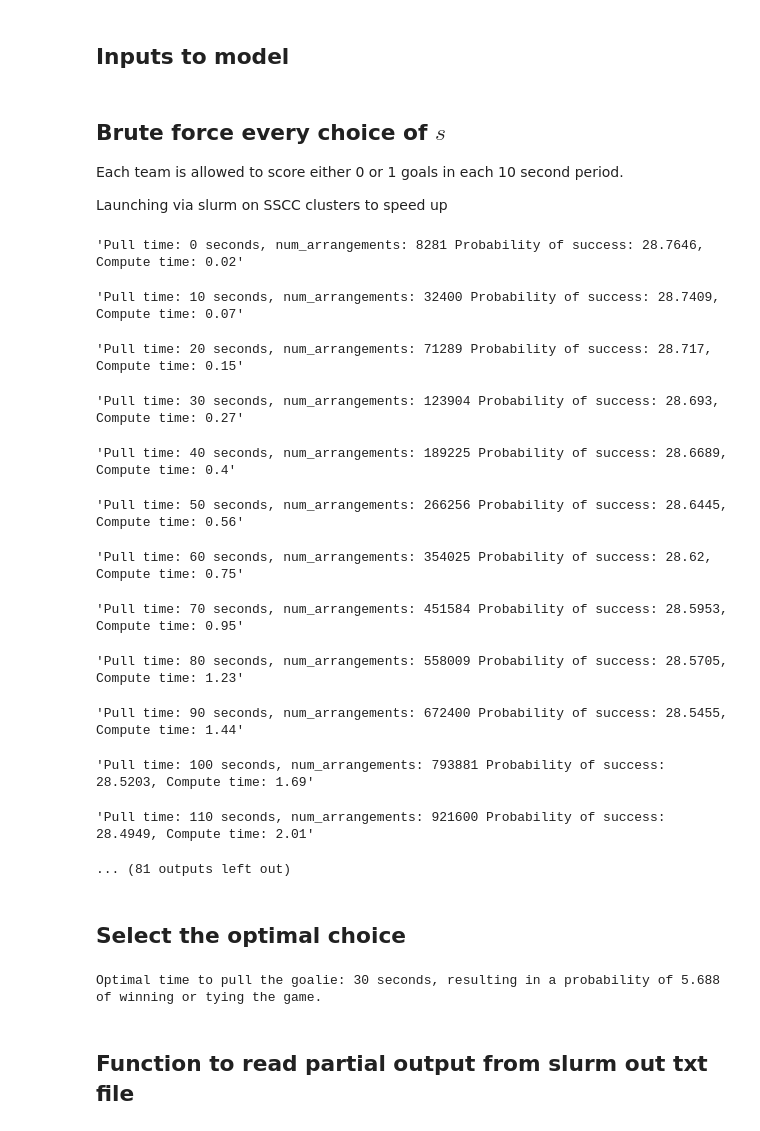
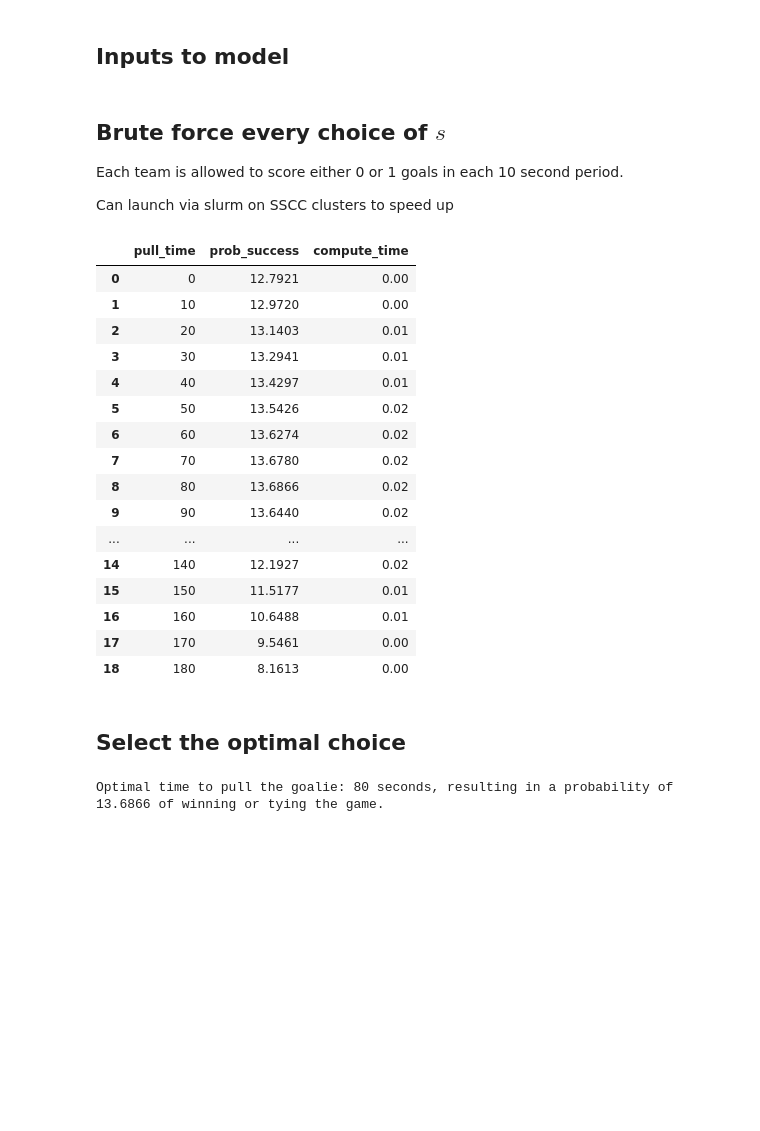
Before and after one commit to ryan-moreno/CS524-project, a Jupyter notebook: optimization/brute_force_model.ipynb, the cells around one changed output. Drawn from its saved outputs; the diff is of its cells as text; code cells hidden in the pictures; blank space fills up the shorter version.

```diff
--- a/optimization/brute_force_model.ipynb
+++ b/optimization/brute_force_model.ipynb
@@ -21,9 +20,9 @@ p_a1 = 5.18 * 10**-3
 p_b1 = p_a1
 
 # Probability of the other team scoring in a given 10 second period during 6v5 increases
-p_b2 = 7.85 * 10**-3
+p_b2 = 8.51 * 10**-2
 
 # Probability of our team scoring during 6v5 also increases, though not as much
-p_a2 = 7.22 * 10**-3 # Calculated from our data. Results in "Always pull the goalie" strategy
+p_a2 = 3.10 * 10**-2
 # %% [markdown]
 ## Inputs to model
@@ -37,9 +29,16 @@ minutes_left = 15
+# %%
+# Current score
+a_0 = 1
+b_0 = 2
+
+# Time remaining in game
+seconds_left = 3 * 60
 # %% [markdown]
 ## Brute force every choice of $s$
 
 Each team is allowed to score either 0 or 1 goals in each 10 second period.
 
-Launching via slurm on SSCC clusters to speed up
+Can launch via slurm on SSCC clusters to speed up
 # %%
 decisions_df = pd.DataFrame(columns = [
         'pull_time',
@@ -48,7 +47,7 @@ decisions_df = pd.DataFrame(columns = [
 
 results = []
 
-T = int(minutes_left * 6)  # number of 10 second periods left in the game
+T = int(seconds_left / 10)  # number of 10 second periods left in the game
 
 #  Try out each possible time to pull the goalie
 for s in range(0, T + 1):
@@ -84,48 +83,56 @@ for s in range(0, T + 1):
                     # Update the score
                     a = a_0 + g_a1 + g_a2
                     b = b_0 + g_b1 + g_b2
 
                     # Success if we win or tie
                     success = (a >= b)
 
                     prob_success = prob_success + prob * success
                     # display(f"    prob_ga1={prob_ga1}, prob_gb1={prob_gb1}, prob_ga2={prob_ga2}, prob_gb2={prob_gb2}")
                     # display(
                     #     f"  ga1={g_a1}, gb1={g_b1}, ga2={g_a2}, gb2={g_b2}, success: {success}, probability: {prob}"
                     # )
 
     prob_success = round(prob_success * 100, 4)
 
     end_time = time.time()
     elapsed_time = end_time - start_time
     elapsed_time = round(elapsed_time, 2)
 
-    display(f"Pull time: {s * 10} seconds, num_arrangements: {num_arrangements} Probability of success: {prob_success}, Compute time: {elapsed_time}")
+    # display(f"Pull time: {s * 10} seconds, num_arrangements: {num_arrangements} Probability of success: {prob_success}, Compute time: {elapsed_time}")
 
     results.append({
         "pull_time": s*10,
         "prob_success": prob_success,
         "compute_time": elapsed_time
     })
 
 decisions_df = pd.DataFrame(results)
 display(decisions_df)
 
-decisions_df.to_pickle("results/15minleft_1to2.pkl")
+if int(seconds_left % 60) == 0:
+    formatted_time_left = f"{int(seconds_left / 60)}"
+else:
+    formatted_time_left = f"{math.floor(seconds_left / 60)}:{int(seconds_left % 60):02}"
+decisions_df.to_pickle(f"results/{formatted_time_left}minleft_{a_0}to{b_0}.pkl")
 # %% [output]
-'Pull time: 0 seconds, num_arrangements: 8281 Probability of success: 28.7646, Compute time: 0.02'
-'Pull time: 10 seconds, num_arrangements: 32400 Probability of success: 28.7409, Compute time: 0.07'
-'Pull time: 20 seconds, num_arrangements: 71289 Probability of success: 28.717, Compute time: 0.15'
-'Pull time: 30 seconds, num_arrangements: 123904 Probability of success: 28.693, Compute time: 0.27'
-'Pull time: 40 seconds, num_arrangements: 189225 Probability of success: 28.6689, Compute time: 0.4'
-'Pull time: 50 seconds, num_arrangements: 266256 Probability of success: 28.6445, Compute time: 0.56'
-'Pull time: 60 seconds, num_arrangements: 354025 Probability of success: 28.62, Compute time: 0.75'
-'Pull time: 70 seconds, num_arrangements: 451584 Probability of success: 28.5953, Compute time: 0.95'
-'Pull time: 80 seconds, num_arrangements: 558009 Probability of success: 28.5705, Compute time: 1.23'
-'Pull time: 90 seconds, num_arrangements: 672400 Probability of success: 28.5455, Compute time: 1.44'
-'Pull time: 100 seconds, num_arrangements: 793881 Probability of success: 28.5203, Compute time: 1.69'
-'Pull time: 110 seconds, num_arrangements: 921600 Probability of success: 28.4949, Compute time: 2.01'
-... (81 outputs left out)
+|  | pull_time | prob_success | compute_time |
+| 0 | 0 | 12.7921 | 0.00 |
+| 1 | 10 | 12.9720 | 0.00 |
+| 2 | 20 | 13.1403 | 0.01 |
+| 3 | 30 | 13.2941 | 0.01 |
+| 4 | 40 | 13.4297 | 0.01 |
+| 5 | 50 | 13.5426 | 0.02 |
+| 6 | 60 | 13.6274 | 0.02 |
+| 7 | 70 | 13.6780 | 0.02 |
+| 8 | 80 | 13.6866 | 0.02 |
+| 9 | 90 | 13.6440 | 0.02 |
+| ... | ... | ... | ... |
+| 14 | 140 | 12.1927 | 0.02 |
+| 15 | 150 | 11.5177 | 0.01 |
+| 16 | 160 | 10.6488 | 0.01 |
+| 17 | 170 | 9.5461 | 0.00 |
+| 18 | 180 | 8.1613 | 0.00 |
 # %% [markdown]
 ## Select the optimal choice
 # %%
@@ -135,6 +142,4 @@ optimal_prob = decisions_df.loc[optimal_index, "prob_success"]
 
 print(f"Optimal time to pull the goalie: {optimal_time} seconds, resulting in a probability of {optimal_prob} of winning or tying the game.")
 # %% [output]
-Optimal time to pull the goalie: 30 seconds, resulting in a probability of 5.688 of winning or tying the game.
+Optimal time to pull the goalie: 80 seconds, resulting in a probability of 13.6866 of winning or tying the game.
-# %% [markdown]
-## Function to read partial output from slurm out txt file
```
Also changed, not shown: parts of 3 cells of this notebook, 44 other files.
